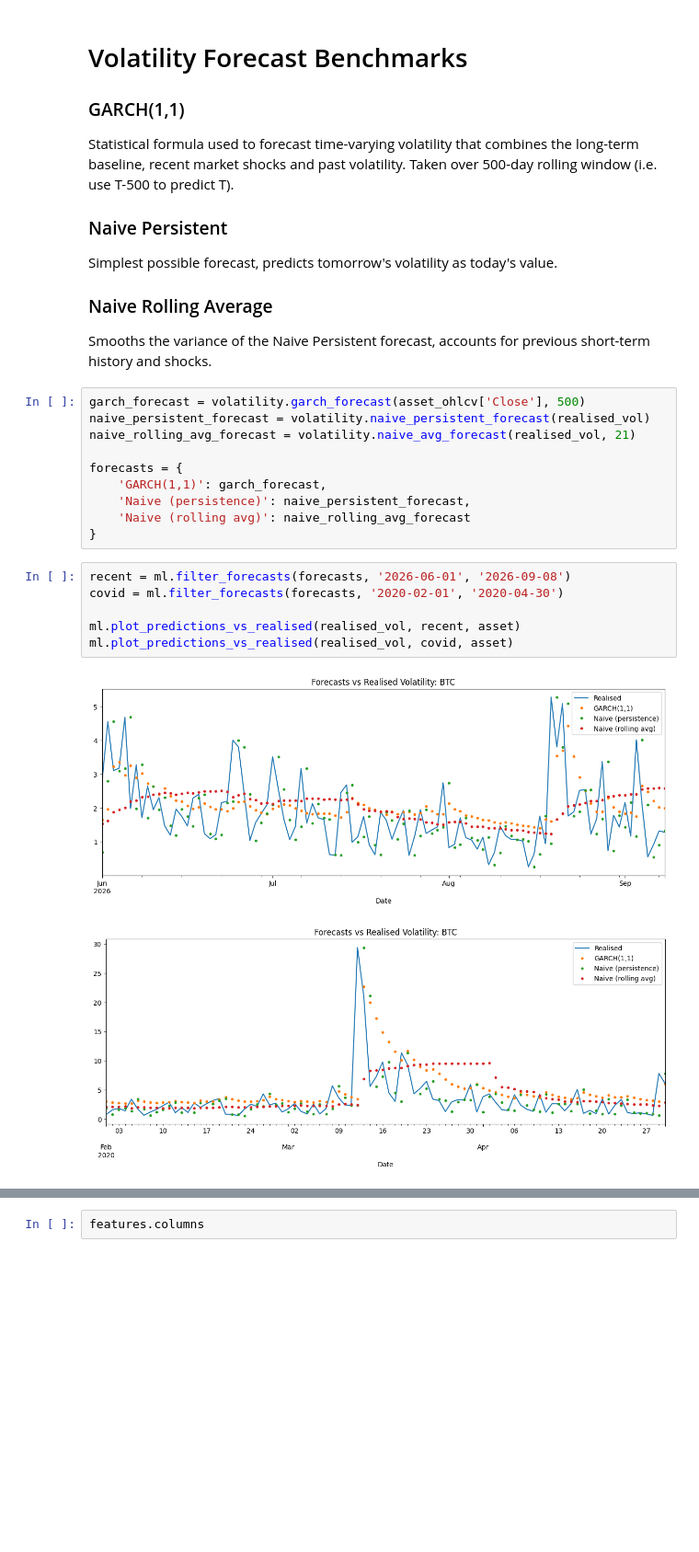
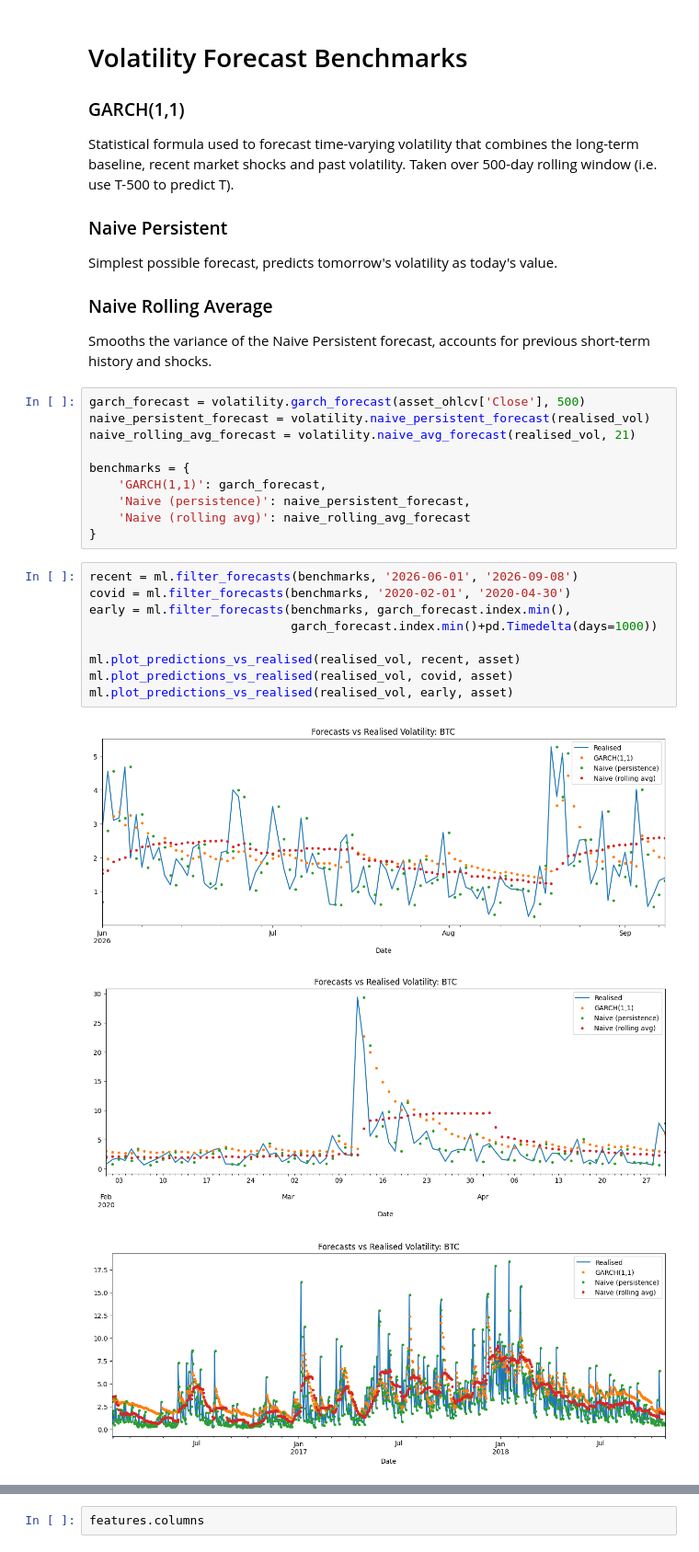
Before and after one commit to joshyspittle/Machine-Learning-Volatility, a Jupyter notebook: volatility_forecast.ipynb, the cells around one changed output, grey strips where cells are left out. Shown at 92% size. Drawn from its saved outputs; the diff is of its cells as text; blank space fills up the shorter version.

```diff
--- a/volatility_forecast.ipynb
+++ b/volatility_forecast.ipynb
@@ -103,17 +103,21 @@ garch_forecast = volatility.garch_forecast(asset_ohlcv['Close'], 500)
 naive_persistent_forecast = volatility.naive_persistent_forecast(realised_vol)
 naive_rolling_avg_forecast = volatility.naive_avg_forecast(realised_vol, 21)
 
-forecasts = {
+benchmarks = {
     'GARCH(1,1)': garch_forecast,
     'Naive (persistence)': naive_persistent_forecast,
     'Naive (rolling avg)': naive_rolling_avg_forecast
 }
 # %%
-recent = ml.filter_forecasts(forecasts, '2026-06-01', '2026-09-08')
-covid = ml.filter_forecasts(forecasts, '2020-02-01', '2020-04-30')
+recent = ml.filter_forecasts(benchmarks, '2026-06-01', '2026-09-08')
+covid = ml.filter_forecasts(benchmarks, '2020-02-01', '2020-04-30')
+early = ml.filter_forecasts(benchmarks, garch_forecast.index.min(),
+                            garch_forecast.index.min()+pd.Timedelta(days=1000))
 
 ml.plot_predictions_vs_realised(realised_vol, recent, asset)
 ml.plot_predictions_vs_realised(realised_vol, covid, asset)
+ml.plot_predictions_vs_realised(realised_vol, early, asset)
 # %% [output]
 [figure]
 [figure]
+[figure, added]
```
Also changed, not shown: parts of 24 cells of this notebook, 8 other files.
